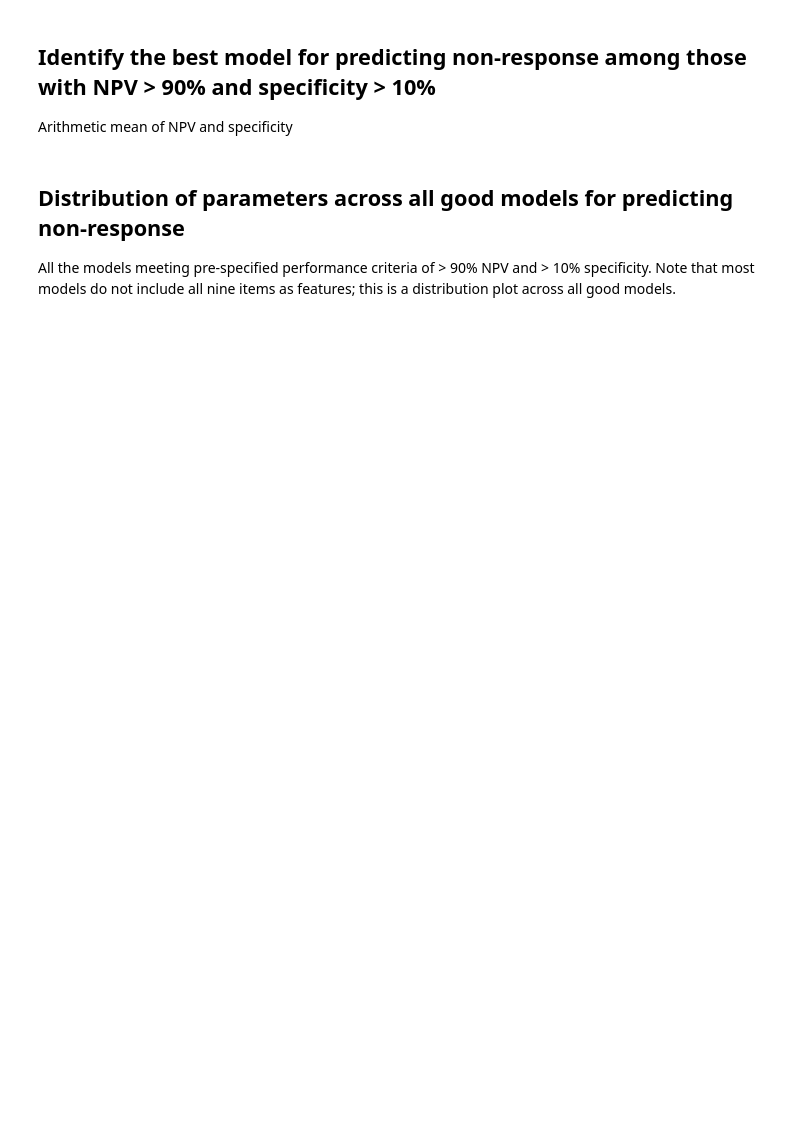
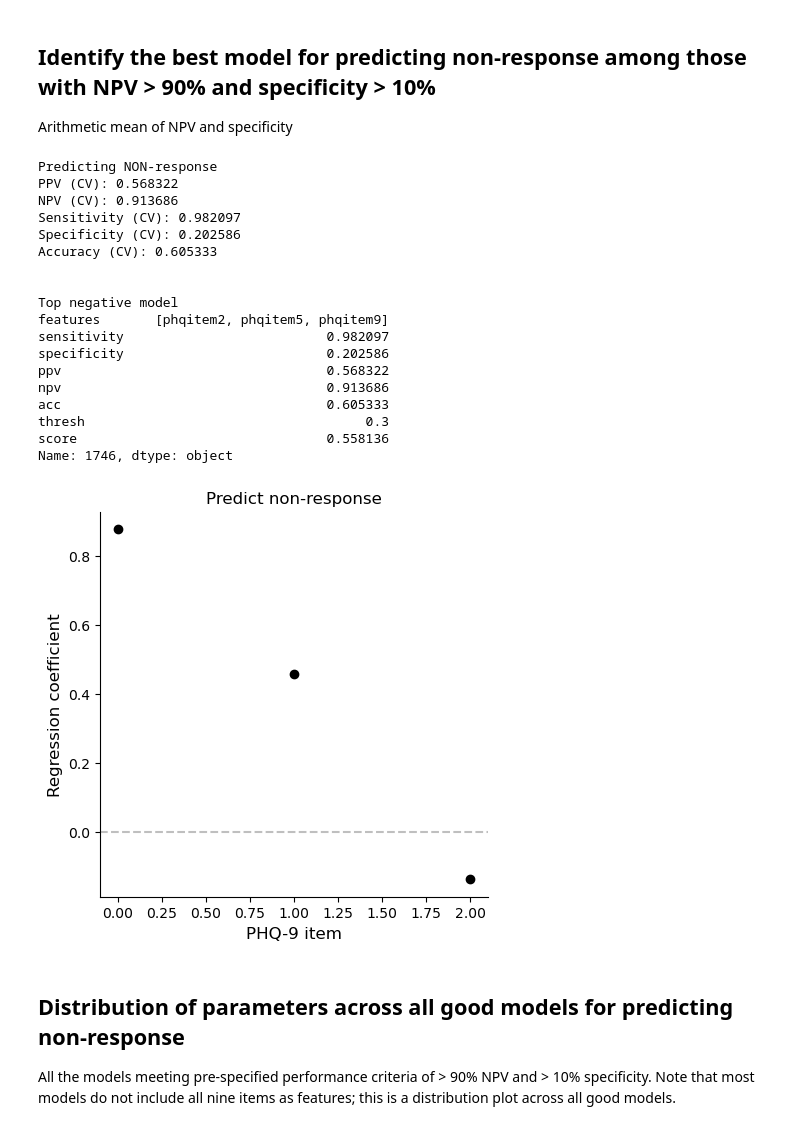
Before and after one commit to angevineMiller/ketaminePrediction, a Jupyter notebook: ketaminePredictionPaper.ipynb, the cells around one changed output. Saved outputs shown, nothing was run; the diff lists cells and outputs as text; code cells hidden in the pictures; blank space fills up the shorter version.

```diff
--- a/ketaminePredictionPaper.ipynb
+++ b/ketaminePredictionPaper.ipynb
@@ -1007,46 +1151,36 @@ for r in np.arange(1, 10):
         all_combos.append(c)
 n_combos = len(all_combos)
 
-
 df = pd.DataFrame(columns=['features', 'sensitivity', 'specificity', 'ppv', 'npv', 'acc', 'thresh'])
 ix = 0
 y = np.array([1 if p < 0 else 0 for p in proj[:, 0]])
 for i, c in enumerate(all_combos):
-    if i % 2 == 0:
+    if i % 10 == 0:
         print('processing model %d of %d' % (i, n_combos))
     x = baseline_data[c].values
     for decision_thresh in np.arange(0, 1, 0.05):
-
-
-        rkf = RepeatedKFold(n_splits=5, n_repeats=1000)
+        rkf = RepeatedKFold(n_splits=5, n_repeats=200)
         conf = np.zeros((2,2))
         for train, test in rkf.split(x):
             x_train, x_test, y_train, y_test = x[train], x[test], y[train], y[test]
             model = LogisticRegression().fit(x_train, y_train)
-            probclass = model.predict_proba(x)
-
+            probclass = model.predict_proba(x_test)
             y_pred = []
-            accs = 0
             for i in range(probclass.shape[0]):
                 prob0, prob1 = probclass[i, :]
                 if prob1 > decision_thresh:
                     y_pred.append(1)
-                    if y[i] == 1:
-                        accs += 1
                 else:
                     y_pred.append(0)
-                    if y[i] == 0:
-                        accs += 1
-            conf += confusion_matrix(y_true=y, y_pred=y_pred, labels=[0, 1])
-
+            conf += confusion_matrix(y_true=y_test, y_pred=y_pred, labels=[0, 1])
         accuracy = (conf[0][0] + conf[1][1]) / np.sum(conf)
         PPV = conf[1][1] / (conf[1][1] + conf[0][1])
         NPV = conf[0][0] / (conf[0][0] + conf[1][0])
         sensitivity = conf[1][1] / (conf[1][1] + conf[1][0])
         specificity = conf[0][0] / (conf[0][0] + conf[0][1])
-
         df.loc[ix] = [c, sensitivity, specificity, PPV, NPV, accuracy, decision_thresh]
         ix += 1
+
 
  # Save the tuning results to disk
 headers = ['features', 'sensitivity', 'specificity', 'ppv', 'npv', 'acc', 'thresh']
@@ -1119,34 +1273,57 @@ y = np.array([1 if p < 0 else 0 for p in proj[:, 0]])
 all_neg_models = df[(df['npv']>=0.9) & (df['specificity']>0.10)]
 all_neg_models['score'] = 0.5 * all_neg_models['npv'] + 0.5 * all_neg_models['specificity']
 top_neg_model = all_neg_models.sort_values(by='score', ascending=False).iloc[0]
 
 cols = top_neg_model.features
 x = baseline_data[cols].values
 model = LogisticRegression(penalty='none').fit(x, y)
 
 print("Predicting NON-response")
 print("PPV (CV): %f" % top_neg_model.ppv)
 print("NPV (CV): %f" % top_neg_model.npv)
 print("Sensitivity (CV): %f" % top_neg_model.sensitivity)
 print("Specificity (CV): %f" % top_neg_model.specificity)
 print("Accuracy (CV): %f" % top_neg_model.acc)
 print('\n')
 
 raw_coefs = list(zip(cols, model.coef_[0]))
 raw_coefs.sort(key=lambda x: x[1], reverse=True)
 plt.figure(figsize=(5,5))
 ax = plt.subplot(111)
 plt.plot(np.arange(len(raw_coefs)), [c[1] for c in raw_coefs], linestyle='None', marker='o', color='k')
-plt.xticks(np.arange(len(raw_coefs)), ['Depressed Mood', 'Eating', 'Self-Harm'], rotation=50)
+# plt.xticks(np.arange(len(raw_coefs)), ['Depressed Mood', 'Eating', 'Self-Harm'], rotation=50)
 ax.axhline(y=0, linestyle='--', color='grey', alpha=0.5)
 plt.title("Predict non-response", fontsize=12)
 plt.xlabel('PHQ-9 item', fontsize=12)
 plt.ylabel('Regression coefficient', fontsize=12)
 ax.spines['right'].set_visible(False)
 ax.spines['top'].set_visible(False)
 ax.yaxis.set_ticks_position('left')
 ax.xaxis.set_ticks_position('bottom')
 plt.savefig(fname=outdir+'bestNegModelCoefs.pdf', format='pdf', dpi=resolution, bbox_inches="tight")
+
+print("Top negative model")
+print(top_neg_model)
+# %% [output]
+Predicting NON-response
+PPV (CV): 0.568322
+NPV (CV): 0.913686
+Sensitivity (CV): 0.982097
+Specificity (CV): 0.202586
+Accuracy (CV): 0.605333
+
+
+Top negative model
+features       [phqitem2, phqitem5, phqitem9]
+sensitivity                          0.982097
+specificity                          0.202586
+ppv                                  0.568322
+npv                                  0.913686
+acc                                  0.605333
+thresh                                    0.3
+score                                0.558136
+Name: 1746, dtype: object
+[figure, added]
 # %% [markdown]
 ## Distribution of parameters across all good models for predicting non-response
 All the models meeting pre-specified performance criteria of > 90% NPV and > 10% specificity. Note that most models do not include all nine items as features; this is a distribution plot across all good models.
```
Also changed, not shown: parts of 20 cells of this notebook.
